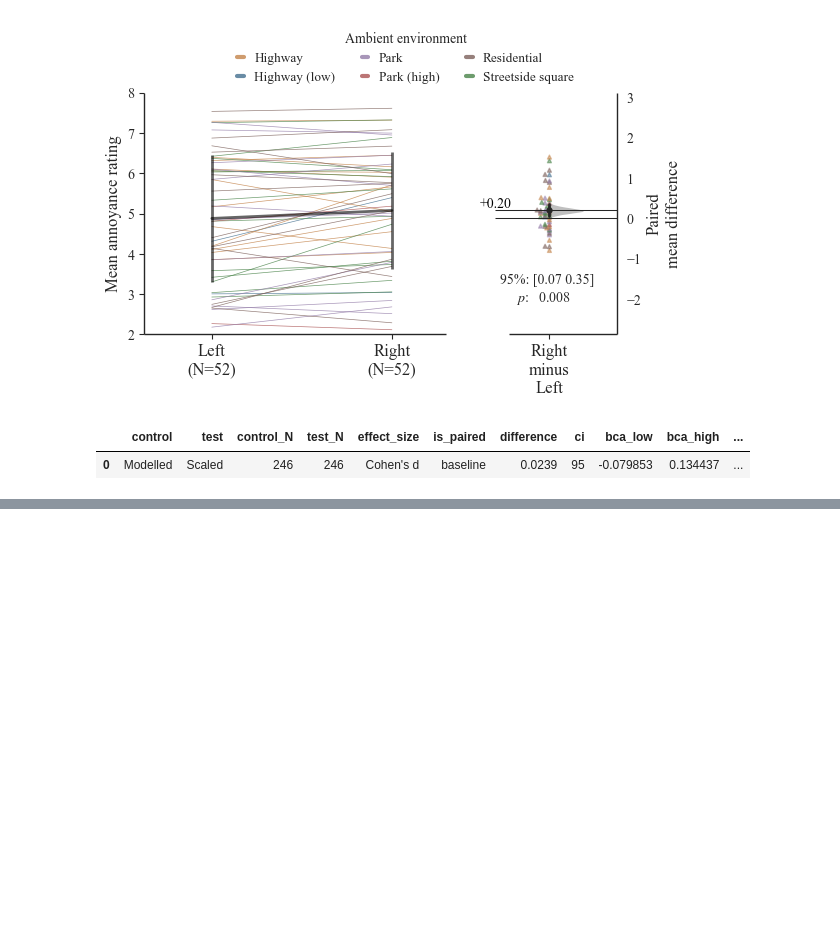
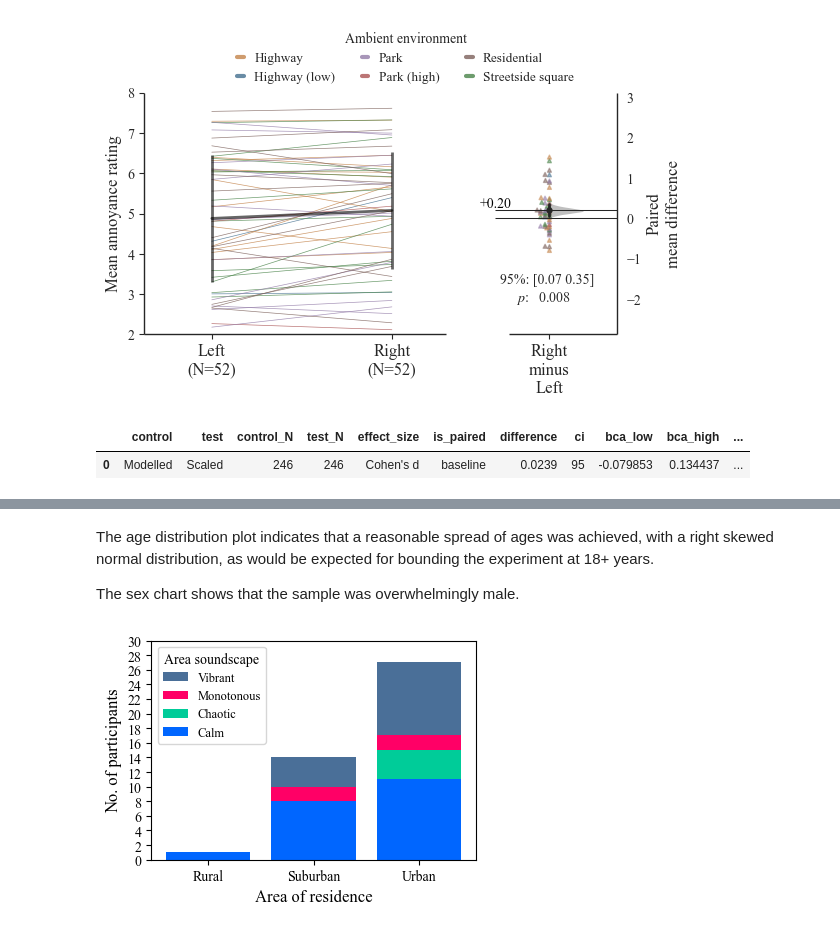
Before and after one commit to acoustics-code-salford/refmap-psychoacoustics, a Jupyter notebook: src/refmap_psychoacoustics/notebooks/refmap_listest2_analysis_sample_outliers+start_dabest.ipynb, the cells around one changed output, grey strips where cells are left out. Saved outputs shown, nothing was run; the diff lists cells and outputs as text; code cells hidden in the pictures; blank space fills up the shorter version.

```diff
--- a/src/refmap_psychoacoustics/notebooks/refmap_listest2_analysis_sample_outliers+start_dabest.ipynb
+++ b/src/refmap_psychoacoustics/notebooks/refmap_listest2_analysis_sample_outliers+start_dabest.ipynb
@@ -785,0 +823,51 @@ dataloadBL.cohens_d.statistical_tests
+# %% [markdown]
+The age distribution plot indicates that a reasonable spread of ages was achieved, with a right skewed normal distribution, as would be expected for bounding the experiment at 18+ years.
+
+The sex chart shows that the sample was overwhelmingly male.
+# %%
+# residential area
+fig, ax = plt.subplots(figsize=(4, 3))
+
+areaCats = np.sort(postTestResponses['Home_Area'].unique())
+
+scapeCats = np.sort(postTestResponses['Area_soundscape'].unique())
+data = postTestResponses[['Home_Area']
+                         + ['Area_soundscape']].apply('.'.join,
+                                                      axis=1).value_counts().sort_index()
+
+df = pd.DataFrame(columns = ['Home_Area', 'Area_soundscape', 'counts'], dtype='int64')
+df.Home_Area = areaCats.repeat(len(scapeCats), 0)
+df.Area_soundscape = np.tile(scapeCats, len(areaCats))
+df.counts = 0
+
+for area in areaCats:
+    for scape in scapeCats:
+        try:
+            df.loc[(df['Home_Area'] == area)
+                   & (df['Area_soundscape'] == scape), 'counts'] = data.filter(like=area).filter(like=scape).iloc[0]
+        except:
+            continue
+
+width = 0.5
+
+bottom = np.zeros(len(areaCats))
+
+for ii, scape in enumerate(scapeCats):
+    p = ax.bar(areaCats, df.loc[df['Area_soundscape'] == scape, ['Home_Area', 'counts']].counts,
+               label=scape, bottom=bottom, color=mycolours[ii])
+    bottom += np.array(df.loc[df['Area_soundscape'] == scape, ['Home_Area', 'counts']].counts)
+
+handles, labels = ax.get_legend_handles_labels()
+ax.legend(handles[::-1], labels[::-1], loc='upper left', title="Area soundscape", fontsize=9, ncols=1)
+ax.set(yticks=range(0, 32, 2), ylabel="No. of participants",
+       xlabel="Area of residence")
+
+if saveplots:
+    plt.savefig(os.path.join(outFigPath, "svg", "SampleAreas.svg"),
+                format='svg')
+    plt.savefig(os.path.join(outFigPath, "pdf", "SampleAreas.pdf"),
+                format='pdf')
+
+plt.show()
+# %% [output]
+[figure, added]
```
Also changed, not shown: parts of 20 cells of this notebook, 2 other files.
